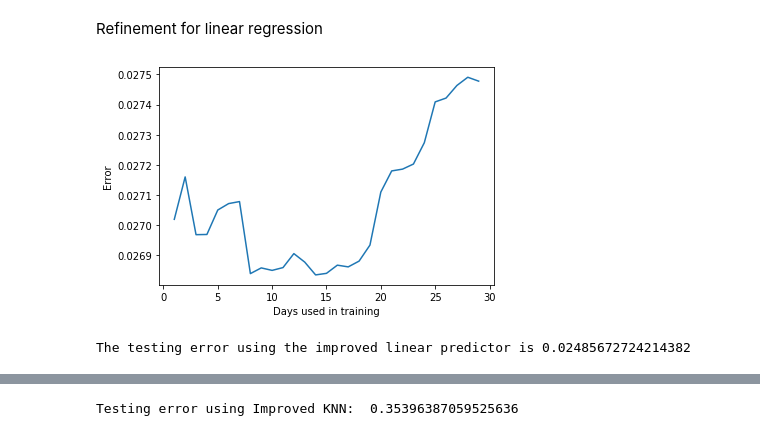
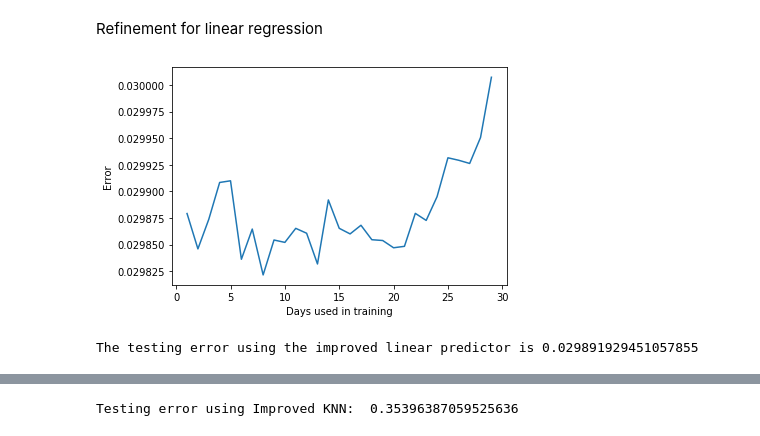
Before and after one commit to chaitanyakasaraneni/InvestAndTrade_MLND, a Jupyter notebook: stockAnalysis_and_Predictions.ipynb, the cells around one changed output, grey strips where cells are left out. Cells and saved outputs as stored; diff of their text form; code cells hidden in the pictures.

Commit message:
update: corrections in dates of predictions

```diff
--- a/stockAnalysis_and_Predictions.ipynb
+++ b/stockAnalysis_and_Predictions.ipynb
@@ -414,28 +414,28 @@ def compile_data_Nday(sticker,dates,N):
 # %%
 ErrorDay=[]
 train_days=list(range(1,30))
-dates=pd.date_range('2006-10-31','2014-10-31')
+dates=pd.date_range('2004-01-01','2020-03-31')
 for N in train_days:
     X_tr, X_cross, y_tr, y_cross= compile_data_Nday('AAPL',dates,N)
     # split training data into train and cross_validation data:
     #X_tr, X_cross, y_tr, y_cross=split_data(X_train,y_train)
     y_pre=pred_Linear(X_tr, y_tr, X_cross)
     ErrorDay.append(ERMS_cal(y_pre,y_cross))
 
 Error=pd.Series(data=ErrorDay, index=train_days)
 ax=Error.plot()
 ax.set_ylabel('Error')
 ax.set_xlabel('Days used in training')
 plt.show()
 # %% [output]
-[figure, old version]
+[figure, new version]
 # %%
-dates=pd.date_range('2006-10-31','2017-10-31')
+dates=pd.date_range('2004-01-01','2020-03-31')
 X_train, X_test, y_train, y_test= compile_data_Nday('AAPL',dates,14)
 y_pre3=pred_Linear(X_train, y_train, X_test)
 print('The testing error using the improved linear predictor is {}'.format(ERMS_cal(y_pre3,y_test)))
 # %% [output]
-The testing error using the improved linear predictor is 0.02485672724214382
+The testing error using the improved linear predictor is 0.029891929451057855
 # %%
 #training error:
 y_pre_train3=pred_Linear(X_train, y_train, X_train)
```
Also changed, not shown: parts of 4 cells of this notebook.
